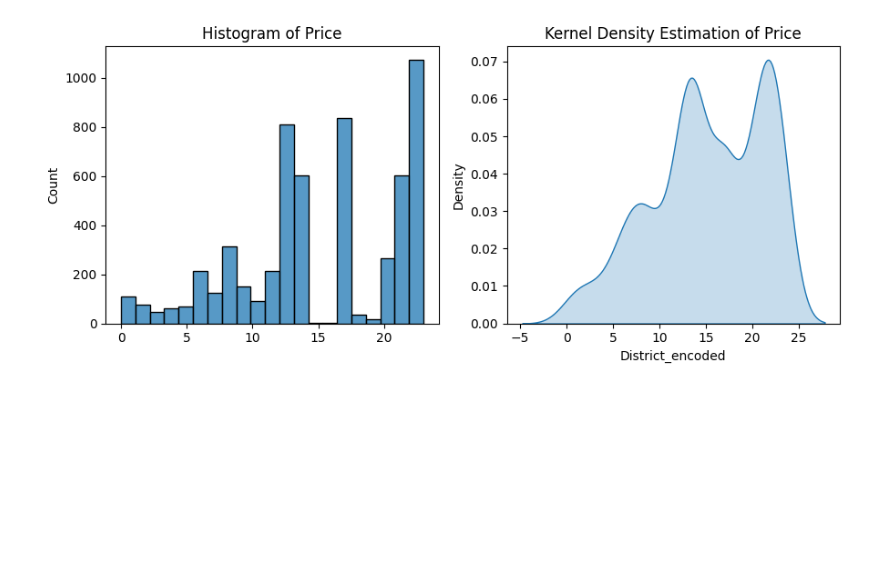
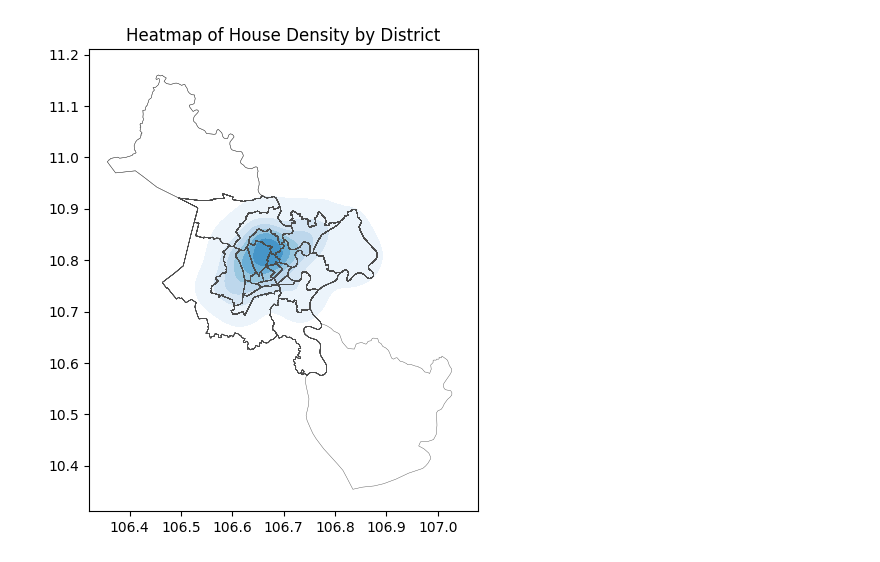
Before and after one commit to vtphatt2/House-Price-Prediction, a Jupyter notebook: KDE/KDE.ipynb, the cells around one changed output. Drawn from its saved outputs; the diff is of its cells as text; code cells hidden in the pictures; blank space fills up the shorter version.

```diff
--- a/KDE/KDE.ipynb
+++ b/KDE/KDE.ipynb
@@ -9,22 +10,46 @@ from statsmodels.nonparametric.kde import KDEUnivariate
-# %%
-
-# Đọc dữ liệu từ file CSV
-df = pd.read_csv('data.csv')
-
-fig, axes = plt.subplots(1, 2, figsize=(9, 4))
-# Histogram
-sns.histplot(df['District_encoded'], ax=axes[0])
-axes[0].set_title('Histogram of Price')
-axes[0].set_xlabel('')
-axes[0].set_ylabel('Count')
-
-# KDE Plot
-sns.kdeplot(df['District_encoded'], bw_adjust = 1.5, ax=axes[1],  fill=True, cmap='viridis')
-axes[1].set_title('Kernel Density Estimation of Price')
-axes[1].set_xlabel('District_encoded')
-axes[1].set_ylabel('Density')
-
-plt.tight_layout()
-plt.show()
-# %% [output]
-[figure, removed]
+# %%
+data = pd.read_csv('data_with_gadm.csv')
+
+# Convert 'geometry' column to GeoSeries
+data['geometry'] = data['geometry'].apply(wkt.loads)
+geometry = gpd.GeoSeries(data['geometry'])
+gdf = gpd.GeoDataFrame(data, geometry=geometry)
+# %%
+# Hàm tạo tọa độ ngẫu nhiên trong đa giác
+def random_point_in_polygon(polygon):
+    minx, miny, maxx, maxy = polygon.bounds
+    while True:
+        pnt = gpd.points_from_xy([random.uniform(minx, maxx)], [random.uniform(miny, maxy)])[0]
+        if polygon.contains(pnt):
+            return pnt
+# %%
+# Tạo cột tọa độ ngẫu nhiên
+gdf['random_point'] = gdf['geometry'].apply(random_point_in_polygon)
+gdf['random_point'] = gdf['random_point'].apply(lambda p: f'({p.x}, {p.y})')
+# Extract coordinates
+coordinates = np.array([eval(point) for point in gdf['random_point']])
+# %%
+# Create KDE
+kde = KernelDensity(bandwidth=0.02, metric='euclidean')
+kde.fit(coordinates)
+
+# Evaluate KDE on a grid
+xmin, ymin, xmax, ymax = gdf.total_bounds
+xgrid = np.linspace(xmin + 0.1, xmax + 0.05, 100)
+ygrid = np.linspace(ymin + 0.1, ymax + 0.05, 100)
+X, Y = np.meshgrid(xgrid, ygrid)
+xy_sample = np.vstack([X.ravel(), Y.ravel()]).T
+Z = kde.score_samples(xy_sample)
+Z = np.exp(Z).reshape(X.shape)
+# %%
+# Plot heatmap
+fig, ax = plt.subplots(figsize=(8, 6))
+plt.contourf(X, Y, Z, levels = np.linspace(1, 100, 10),  cmap='Blues')
+plt.title('Heatmap of House Density by District')
+# Plot district boundaries
+gdf.boundary.plot(ax=plt.gca(), linewidth = 0.3, edgecolor = '0.3')
+# gdf.plot(linewidth=0.8, ax=ax, edgecolor='0.3', legend=True)
+
+plt.show()
+# %% [output]
+[figure, added]
```
Also changed, not shown: parts of 1 cell of this notebook, 13 other files.
